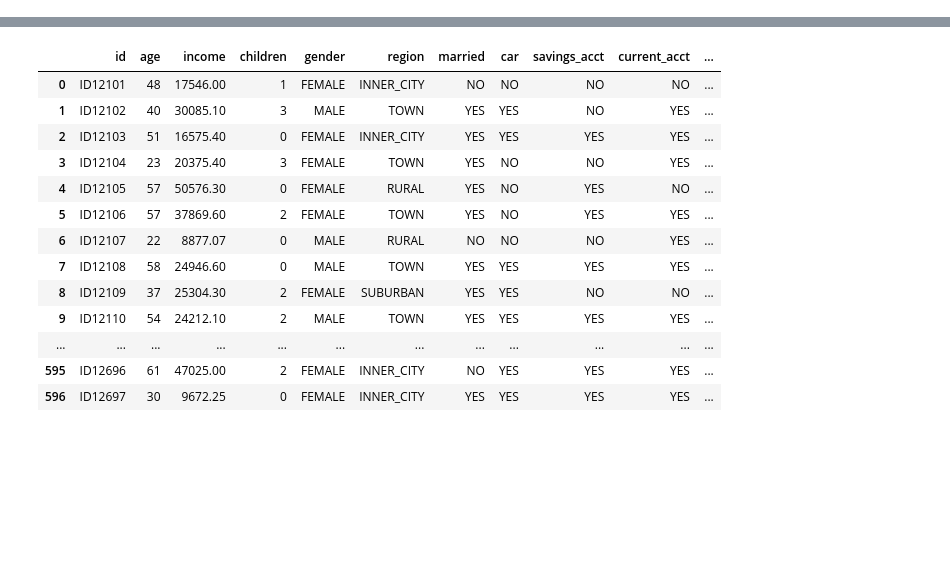
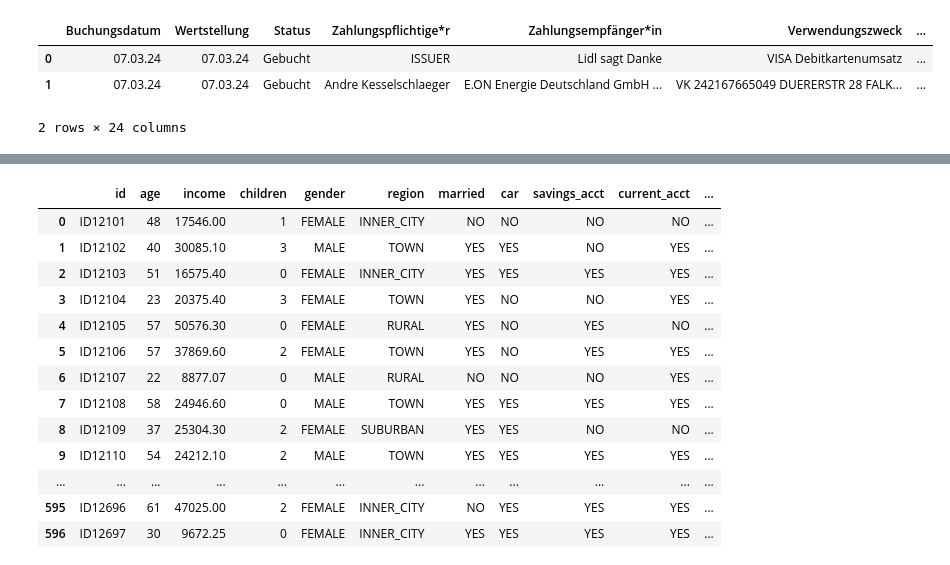
Before and after one commit to kesselschlaeger/Kontenanalyse, a Jupyter notebook: Kontenanalyse.ipynb, the cells around one changed output, grey strips where cells are left out. Drawn from its saved outputs; the diff is of its cells as text; code cells hidden in the pictures; blank space fills up the shorter version.

```diff
--- a/Kontenanalyse.ipynb
+++ b/Kontenanalyse.ipynb
@@ -14,5 +15,12 @@ import os
 os.chdir('c:\\!\\privat\\Buchungen')
 # %%
 ## Load text file via read_csv
-bank_data = pd.read_csv("02-01-2024_Umsatzliste_Girokonto_DE17120300000015225626.csv", sep=';', skiprows=4)
-bank_data
+df = pd.read_csv("07-03-2024_Umsatzliste_Girokonto_DE17120300000015225626.csv", sep=';', skiprows=4)
+dfOlja = pd.read_csv("15-03-2024_Umsatzliste_Girokonto_DE10120300001005858913.csv", sep=';', skiprows=4)
+df = pd.concat([df , dfOlja], axis=1)
+df.head(2)
+# %% [output]
+|  | Buchungsdatum | Wertstellung | Status | Zahlungspflichtige*r | Zahlungsempfänger*in | Verwendungszweck | ... |
+| 0 | 07.03.24 | 07.03.24 | Gebucht | ISSUER | Lidl sagt Danke | VISA Debitkartenumsatz | ... |
+| 1 | 07.03.24 | 07.03.24 | Gebucht | Andre Kesselschlaeger | E.ON Energie Deutschland GmbH ... | VK 242167665049 DUERERSTR 28 FALK... | ... |
+2 rows × 24 columns
```
Also changed, not shown: parts of 11 cells of this notebook, 1 other file.
